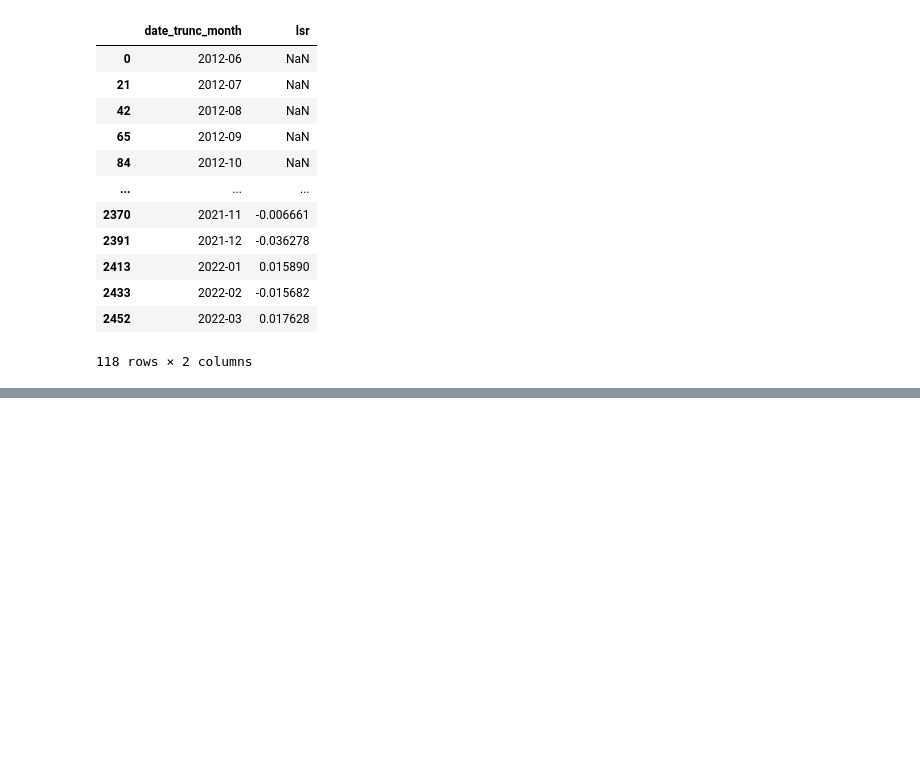
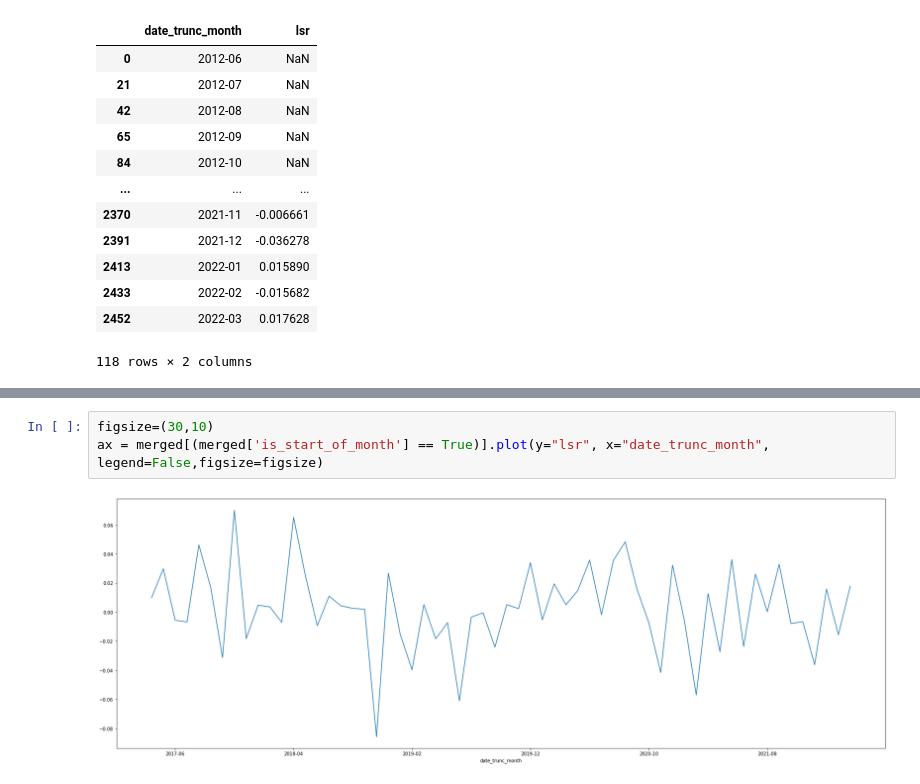
Before and after one commit to snowr/statarb_rw, a Jupyter notebook: pairs_trading.ipynb, the cells around one changed output, grey strips where cells are left out. Saved outputs shown, nothing was run; the diff lists cells and outputs as text; blank space fills up the shorter version.

```diff
--- a/pairs_trading.ipynb
+++ b/pairs_trading.ipynb
@@ -164,0 +170,5 @@ merged[(merged['is_start_of_month'] == True)][['date_trunc_month','lsr']]
+# %%
+figsize=(30,10)
+ax = merged[(merged['is_start_of_month'] == True)].plot(y="lsr", x="date_trunc_month", legend=False,figsize=figsize)
+# %% [output]
+[figure, added]
```
Also changed, not shown: parts of 1 cell of this notebook.
